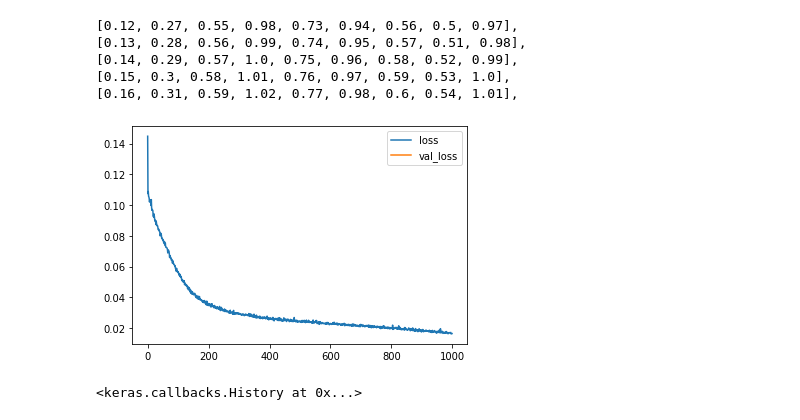
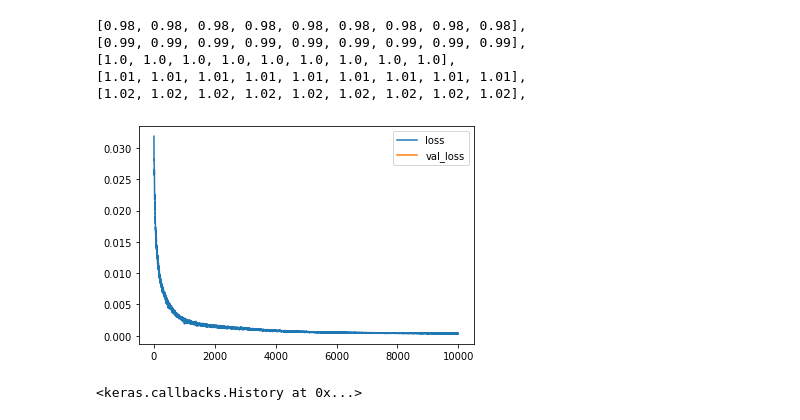
Before and after one commit to monoastro/handyCode, a Jupyter notebook: ArduinoWeightTrainer.py/weightsTrainer.ipynb, the cells around one changed output. Saved outputs shown, nothing was run; the diff lists cells and outputs as text; code cells hidden in the pictures.

```diff
--- a/ArduinoWeightTrainer.py/weightsTrainer.ipynb
+++ b/ArduinoWeightTrainer.py/weightsTrainer.ipynb
@@ -15,9 +15,8 @@ def gen(arr,step,n):
         res.append([x for x in [i+j*step for j in range(-n,n+1)]])
     return res
 
-
-
-ret = (gen([0.14, 0.29, 0.57, 1.00, 0.75, 0.96, 0.58, 0.52, 0.99], 0.01,2))
+arr = [1,1,1,1,1,1,1,1,1]
+ret = (gen(arr, 0.01,2))
 y = []
 for i in range(5):
     x = []
@@ -28,8 +27,8 @@ for i in range(5):
 for x in y:
     print(x, end=',\n')
 # %% [output]
-[0.12, 0.27, 0.55, 0.98, 0.73, 0.94, 0.56, 0.5, 0.97],
-[0.13, 0.28, 0.56, 0.99, 0.74, 0.95, 0.57, 0.51, 0.98],
-[0.14, 0.29, 0.57, 1.0, 0.75, 0.96, 0.58, 0.52, 0.99],
-[0.15, 0.3, 0.58, 1.01, 0.76, 0.97, 0.59, 0.53, 1.0],
-[0.16, 0.31, 0.59, 1.02, 0.77, 0.98, 0.6, 0.54, 1.01],
+[0.98, 0.98, 0.98, 0.98, 0.98, 0.98, 0.98, 0.98, 0.98],
+[0.99, 0.99, 0.99, 0.99, 0.99, 0.99, 0.99, 0.99, 0.99],
+[1.0, 1.0, 1.0, 1.0, 1.0, 1.0, 1.0, 1.0, 1.0],
+[1.01, 1.01, 1.01, 1.01, 1.01, 1.01, 1.01, 1.01, 1.01],
+[1.02, 1.02, 1.02, 1.02, 1.02, 1.02, 1.02, 1.02, 1.02],
@@ -182,7 +319,7 @@ model = Sequential()
 
 IN = x_train.shape[1]
 
-HIDDEN = IN + 1
+HIDDEN = IN + 10
 OUT = y_train.shape[1]
 
 
@@ -218,9 +355,9 @@ class PlotLosses(keras.callbacks.Callback):
 
 plot_losses = PlotLosses()
 # %%
-model.fit(x_train, y_train, epochs=1000, batch_size=8, verbose=False, callbacks=[plot_losses])
+model.fit(x_train, y_train, epochs=10000, batch_size=1, verbose=False, callbacks=[plot_losses])
 # %% [output]
-[figure, old version]
+[figure, new version]
 <keras.callbacks.History at 0x...>
 # %%
 predictions = model.predict(x_train).tolist()
```
Also changed, not shown: parts of 4 cells of this notebook, 4 other files.
